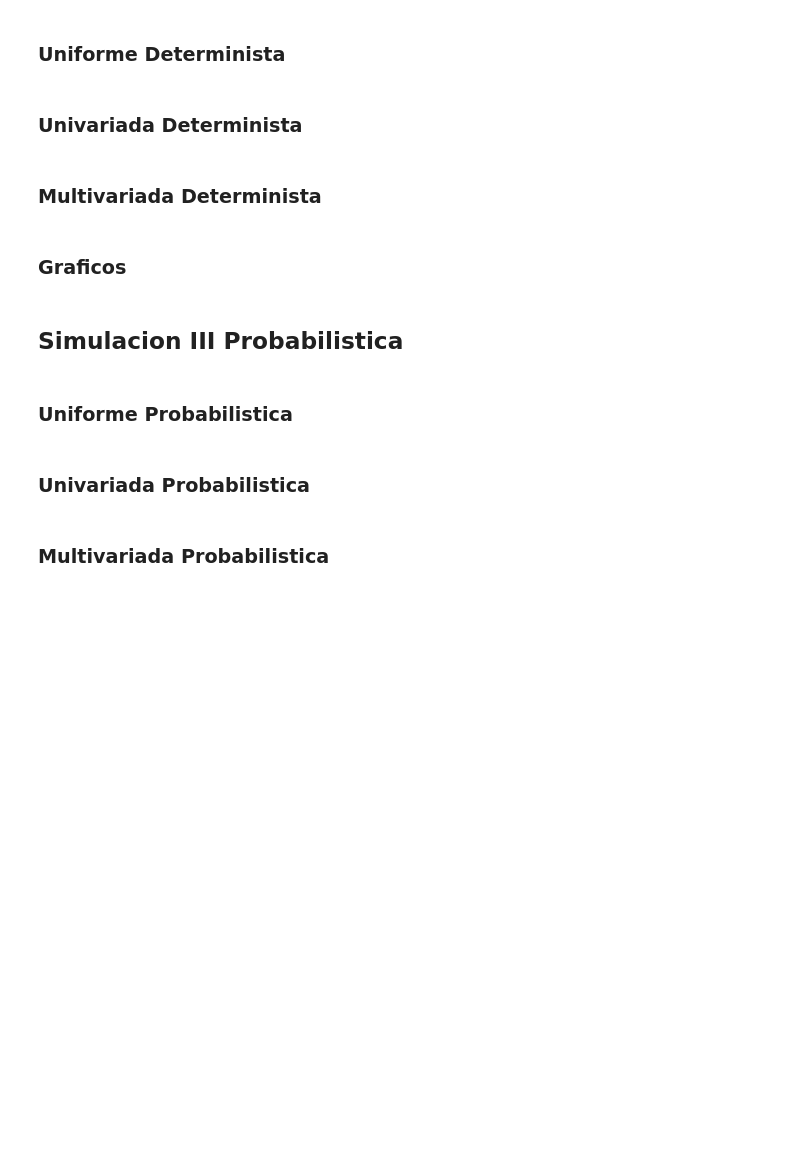
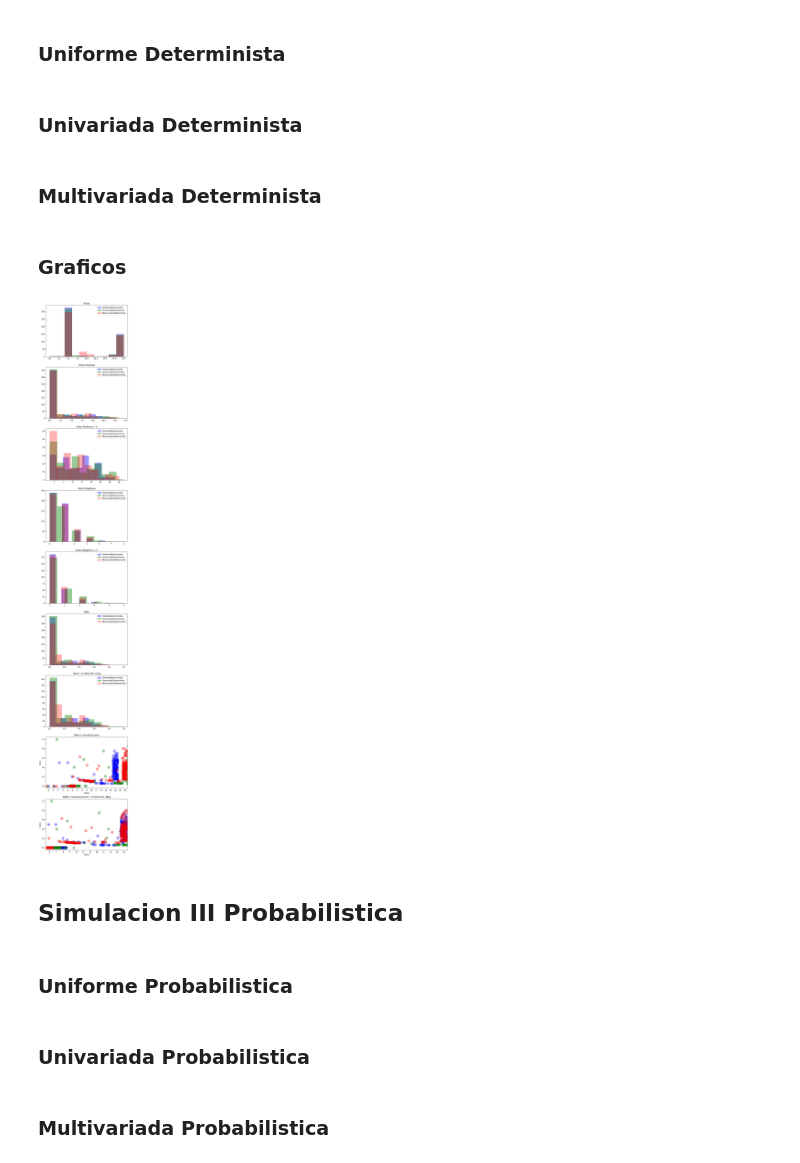
Before and after one commit to MariannoSalgado/Simulacion-RS, a Jupyter notebook: Modelado de opiniones y su impacto en la generación de consensos y disensos en una plataforma de CrowdSourcing.ipynb, the cells around one changed output. Drawn from its saved outputs; the diff is of its cells as text; code cells hidden in the pictures; blank space fills up the shorter version.

```diff
--- a/Modelado de opiniones y su impacto en la generación de consensos y disensos en una plataforma de CrowdSourcing.ipynb
+++ b/Modelado de opiniones y su impacto en la generación de consensos y disensos en una plataforma de CrowdSourcing.ipynb
@@ -614,10 +589,0 @@ sns.stripplot(y = UniformeNulo.Ratio, x = UniformeNulo.Vistas)
-# %%
-# sns.countplot(y = UniformeNulo.Ratio)
-
-# sns.stripplot(y=UniformeNulo.Ratio, x=UniformeNulo.Vistas, jitter=3, linewidth=.2, edgecolor='k')
-sns.set()
-sns.stripplot(dodge = True,y="Ratio", x="Vistas", data= UniformeNulo, size=15, alpha=.4, jitter=0.5, linewidth=.2, edgecolor='k', color= 'b')
-sns.stripplot(dodge = True,y="Ratio", x="Vistas", data= UnivariadaNulo, size=15, alpha=.4, jitter=0.5, linewidth=.2, edgecolor='k', color= 'g')
-sns.stripplot(dodge = True, y="Ratio", x="Vistas", data= MultivariadaNulo, size=15, alpha=.4, jitter=0.5, linewidth=.2, edgecolor='k', color= 'r')
-plt.title ('aaa')
-# sns.kdeplot(y="Ratio", x="Vistas", data= UniformeNulo)
@@ -839,6 +761,93 @@ for i in Muestra_Simulacion:
             TiempoSimulacion +=1
 # %% [markdown]
 ### Graficos
+# %%
+fig, ax = plt.subplots(9, 1, figsize=(8,55))
+# fig.suptitle('Agente Determinista')
+
+# A1. Distribuciòn de cantidad de visualizaciones
+ax[0].hist(UniformeDeterminista.Vistas, label='UniformeDeterminista', alpha = 0.4, color = 'b', ec="b")
+ax[0].hist(UnivariadaDeterminista.Vistas, label='UnivariadaDeterminista', alpha = 0.4, color = 'g', ec="g")
+ax[0].hist(MultivariadaDeterminista.Vistas, label='MultivariadaDeterminista', alpha = 0.3, color = 'r', ec="r")
+ax[0].legend(loc='best')
+ax[0].title.set_text("Vistas")
+
+# B1. Distribución de votos positivos.
+ax[1].hist(UniformeDeterminista.VotosPos, label='UniformeDeterminista', alpha = 0.4, color = 'b', ec="b")
+ax[1].hist(UnivariadaDeterminista.VotosPos, label='UnivariadaDeterminista', alpha = 0.4, color = 'g', ec="g")
+ax[1].hist(MultivariadaDeterminista.VotosPos, label='MultivariadaDeterminista', alpha = 0.3, color = 'r', ec="r")
+ax[1].legend(loc='best')
+ax[1].title.set_text("Votos Positivos")
+
+
+# B2. Distribución de votos positivos para ideas que tengan mas de 0 votos positivos
+UniformeDeterministaPosFiltrado = UniformeDeterminista[UniformeDeterminista.VotosPos > 0]
+UnivariadaDeterministaPosFiltrado = UnivariadaDeterminista[UnivariadaDeterminista.VotosPos > 0]
+MultivariadaDeterministaPosFiltrado = MultivariadaDeterminista[MultivariadaDeterminista.VotosPos > 0]
+ax[2].hist(UniformeDeterministaPosFiltrado.VotosPos, label='UniformeDeterminista', alpha = 0.4, color = 'b', ec="b")
+ax[2].hist(UnivariadaDeterministaPosFiltrado.VotosPos, label='UnivariadaDeterminista', alpha = 0.4, color = 'g', ec="g")
+ax[2].hist(MultivariadaDeterministaPosFiltrado.VotosPos, label='MultivariadaDeterminista', alpha = 0.3, color = 'r', ec="r")
+ax[2].legend(loc='best')
+ax[2].title.set_text ("Votos Positivos > 0")
+
+# C1. Distribución de votos negativos
+ax[3].hist(UniformeDeterminista.VotosNeg, label='UniformeDeterminista', alpha = 0.4, color = 'b', ec="b")
+ax[3].hist(UnivariadaDeterminista.VotosNeg, label='UnivariadaDeterminista', alpha = 0.4, color = 'g', ec="g")
+ax[3].hist(MultivariadaDeterminista.VotosNeg, label='MultivariadaDeterminista', alpha = 0.3, color = 'r', ec="r")
+ax[3].legend(loc='best')
+ax[3].title.set_text ("Votos Negativos")
+
+# C2. Distribución de votos negativos para ideas que tengan mas de 0 votos negativos
+UniformeDeterministaNegFiltrado = UniformeDeterminista[UniformeDeterminista.VotosNeg > 0]
+UnivariadaDeterministaNegFiltrado = UnivariadaDeterminista[UnivariadaDeterminista.VotosNeg > 0]
+MultivariadaDeterministaNegFiltrado = MultivariadaDeterminista[MultivariadaDeterminista.VotosNeg > 0]
+ax[4].hist(UniformeDeterministaNegFiltrado.VotosNeg, label='UniformeDeterminista', alpha = 0.4, color = 'b', ec="b")
+ax[4].hist(UnivariadaDeterministaNegFiltrado.VotosNeg, label='UnivariadaDeterminista', alpha = 0.4, color = 'g', ec="g")
+ax[4].hist(MultivariadaDeterministaNegFiltrado.VotosNeg, label='MultivariadaDeterminista', alpha = 0.3, color = 'r', ec="r")
+ax[4].legend(loc='best')
+ax[4].title.set_text ("Votos Negativos > 0")
+
+# D1. Distribución de rates.
+ax[5].hist(UniformeDeterminista.Ratio, label='UniformeDeterminista', alpha = 0.4, color = 'b', ec="b")
+ax[5].hist(UnivariadaDeterminista.Ratio, label='UnivariadaDeterminista', alpha = 0.4, color = 'g', ec="g")
+ax[5].hist(MultivariadaDeterminista.Ratio, label='MultivariadaDeterminista', alpha = 0.3, color = 'r', ec="r")
+ax[5].legend(loc='best')
+ax[5].title.set_text ("Ratio")
+
+# D2. Distribución de rates para ideas que tengan al menos 1 votos pos o neg
+FiltradaUniforme = pd.DataFrame(columns=['ID', 'Opinion', 'VotosPos', 'VotosNeg', 'Vistas', 'Ratio'])
+FiltradaUnivariada = pd.DataFrame(columns=['ID', 'Opinion', 'VotosPos', 'VotosNeg', 'Vistas', 'Ratio'])
+FiltradaMultivariada = pd.DataFrame(columns=['ID', 'Opinion', 'VotosPos', 'VotosNeg', 'Vistas', 'Ratio'])
+for i in UniformeDeterminista.index:
+    if UniformeDeterminista.at [i, 'VotosPos'] > 0 or UniformeDeterminista.at [i, 'VotosNeg'] > 0:
+        FiltradaUniforme.at [i] = UniformeDeterminista.at [i, 'ID'], UniformeDeterminista.at [i, 'Opinion'], UniformeDeterminista.at [i, 'VotosPos'], UniformeDeterminista.at [i, 'VotosNeg'], UniformeDeterminista.at [i, 'Vistas'], UniformeDeterminista.at [i, 'Ratio']
+for i in UnivariadaDeterminista.index:
+    if UnivariadaDeterminista.at [i, 'VotosPos'] > 0 or UnivariadaDeterminista.at [i, 'VotosNeg'] > 0:
+        FiltradaUnivariada.at [i] = UnivariadaDeterminista.at [i, 'ID'], UnivariadaDeterminista.at [i, 'Opinion'], UnivariadaDeterminista.at [i, 'VotosPos'], UnivariadaDeterminista.at [i, 'VotosNeg'], UnivariadaDeterminista.at [i, 'Vistas'], UnivariadaDeterminista.at [i, 'Ratio']
+for i in MultivariadaDeterminista.index:
+    if MultivariadaDeterminista.at [i, 'VotosPos'] > 0 or MultivariadaDeterminista.at [i, 'VotosNeg'] > 0:
+        FiltradaMultivariada.at [i] = MultivariadaDeterminista.at [i, 'ID'], MultivariadaDeterminista.at [i, 'Opinion'], MultivariadaDeterminista.at [i, 'VotosPos'], MultivariadaDeterminista.at [i, 'VotosNeg'], MultivariadaDeterminista.at [i, 'Vistas'], MultivariadaDeterminista.at [i, 'Ratio']
+ax[6].hist(FiltradaUniforme.Ratio, label='UniformeDeterminista', alpha = 0.4, color = 'b', ec="b")
+ax[6].hist(FiltradaUnivariada.Ratio, label='UnivariadaDeterminista', alpha = 0.4, color = 'g', ec="g")
+ax[6].hist(FiltradaMultivariada.Ratio, label='MultivariadaDeterminista', alpha = 0.3, color = 'r', ec="r")
+ax[6].legend(loc='best')
+ax[6].title.set_text ("Ratio > 0 Votos Pos / Neg")
+
+# E1. Distribución de rates x visualizaciones
+sns.stripplot(ax=ax[7], y="Ratio", x="Vistas", data= UniformeDeterminista, size=15, alpha=.4, jitter=0.5, linewidth=.2, edgecolor='k', color= 'b')
+sns.stripplot(ax=ax[7], y="Ratio", x="Vistas", data= UnivariadaDeterminista, size=15, alpha=.4, jitter=0.5, linewidth=.2, edgecolor='k', color= 'g')
+sns.stripplot(ax=ax[7], y="Ratio", x="Vistas", data= MultivariadaDeterminista, size=15, alpha=.4, jitter=0.5, linewidth=.2, edgecolor='k', color= 'r')
+ax[7].title.set_text ("Ratio x Visualizaciones")
+
+# E2. Distribución de rates x visualizaciones (restringiendo ideas con al menos 1 voto pos o neg)
+sns.stripplot(ax=ax[8], y="Ratio", x="Vistas", data= FiltradaUniforme, size=15, alpha=.4, jitter=0.5, linewidth=.2, edgecolor='k', color= 'b')
+sns.stripplot(ax=ax[8], y="Ratio", x="Vistas", data= FiltradaUnivariada, size=15, alpha=.4, jitter=0.5, linewidth=.2, edgecolor='k', color= 'g')
+sns.stripplot(ax=ax[8], y="Ratio", x="Vistas", data= FiltradaMultivariada, size=15, alpha=.4, jitter=0.5, linewidth=.2, edgecolor='k', color= 'r')
+ax[8].title.set_text ("Ratio x Visualizaciones > 0 Votos Pos / Neg")
+
+# plt.savefig('Modelo Determinista [Uniforme, Univariada y Multivariada] Jitter.pdf')
+# %% [output]
+[figure, added]
 # %% [markdown]
 ## Simulacion III Probabilistica
 # %% [markdown]
```
Also changed, not shown: parts of 33 cells of this notebook.
